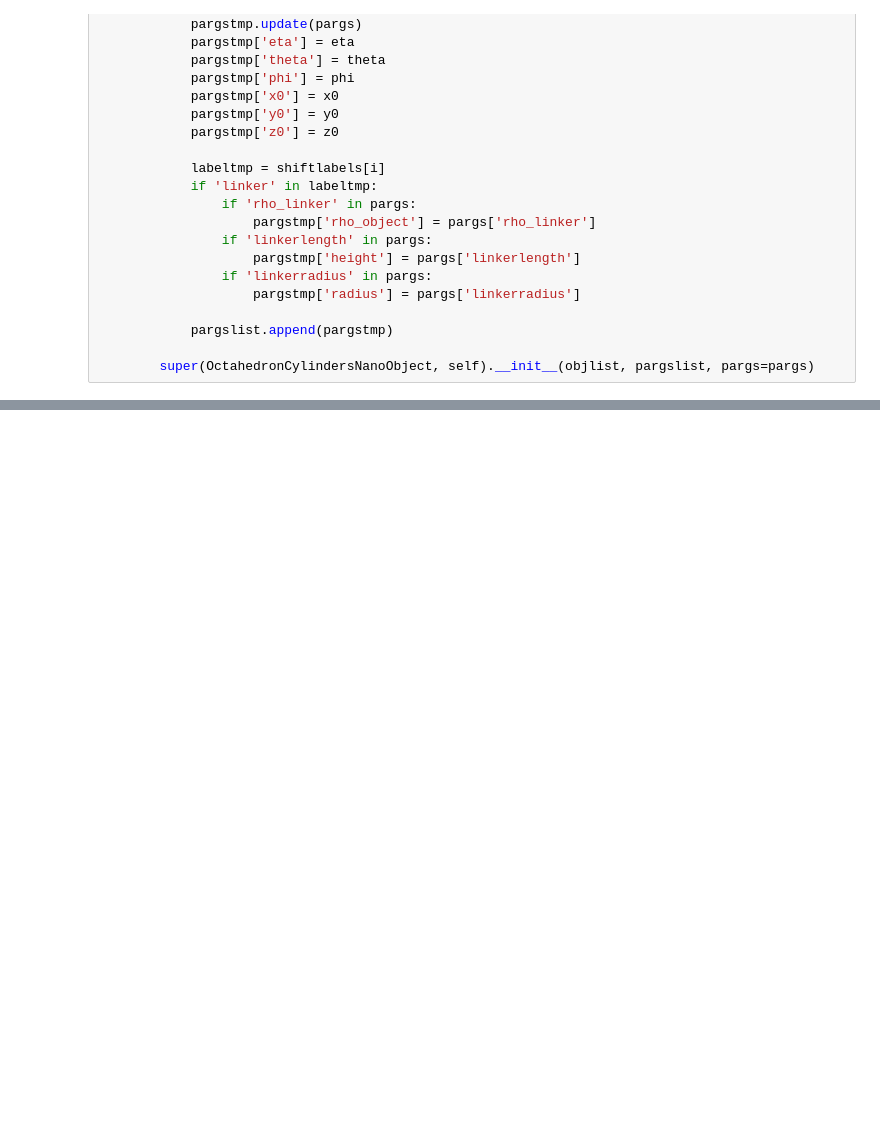
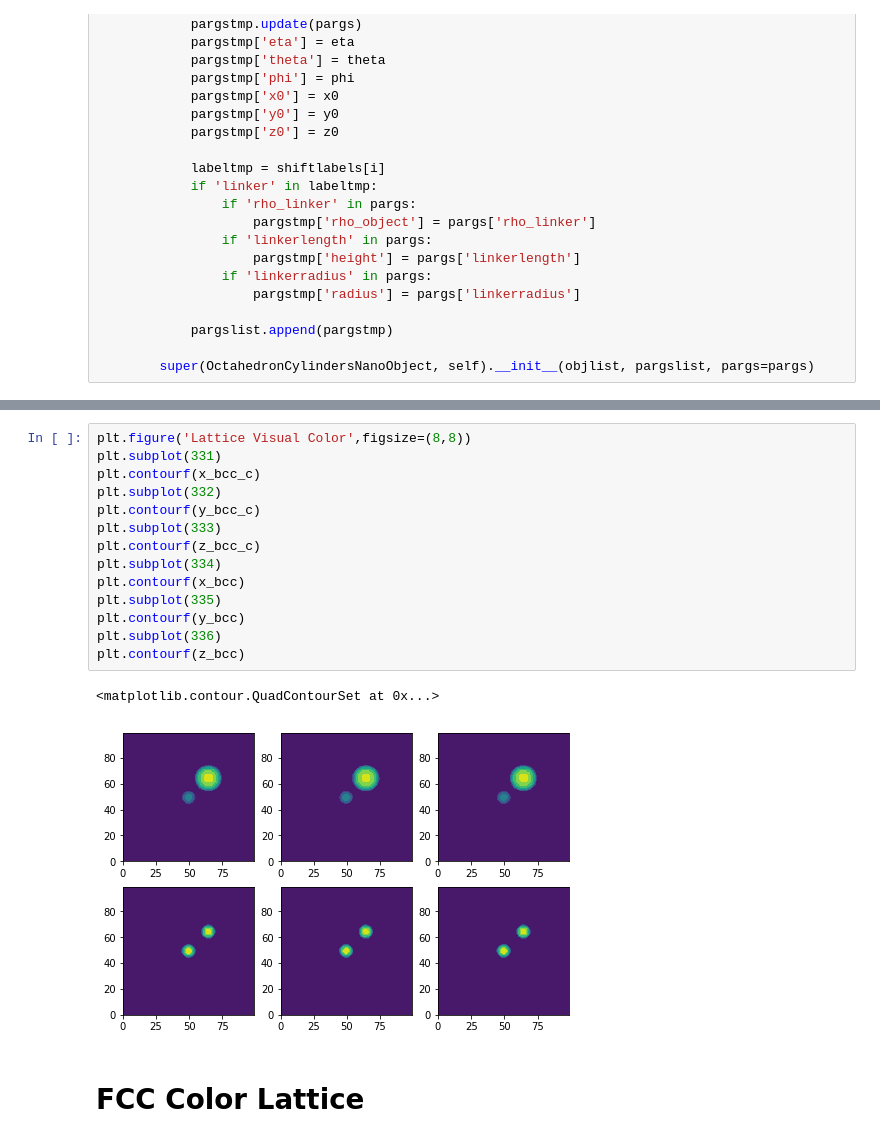
Before and after one commit to aaron4444/scattering, a Jupyter notebook: Color Lattice Modeling.ipynb, the cells around one changed output, grey strips where cells are left out. Saved outputs shown, nothing was run; the diff lists cells and outputs as text; blank space fills up the shorter version.

```diff
--- a/Color Lattice Modeling.ipynb
+++ b/Color Lattice Modeling.ipynb
@@ -474,0 +618,19 @@ def show_projections(V_xy, V_xz, V_yz, height, num=4):
+# %%
+plt.figure('Lattice Visual Color',figsize=(8,8))
+plt.subplot(331)
+plt.contourf(x_bcc_c)
+plt.subplot(332)
+plt.contourf(y_bcc_c)
+plt.subplot(333)
+plt.contourf(z_bcc_c)
+plt.subplot(334)
+plt.contourf(x_bcc)
+plt.subplot(335)
+plt.contourf(y_bcc)
+plt.subplot(336)
+plt.contourf(z_bcc)
+# %% [output]
+<matplotlib.contour.QuadContourSet at 0x...>
+[figure, added]
+# %% [markdown]
+# FCC Color Lattice
```
Also changed, not shown: parts of 34 cells of this notebook, 2 other files.
